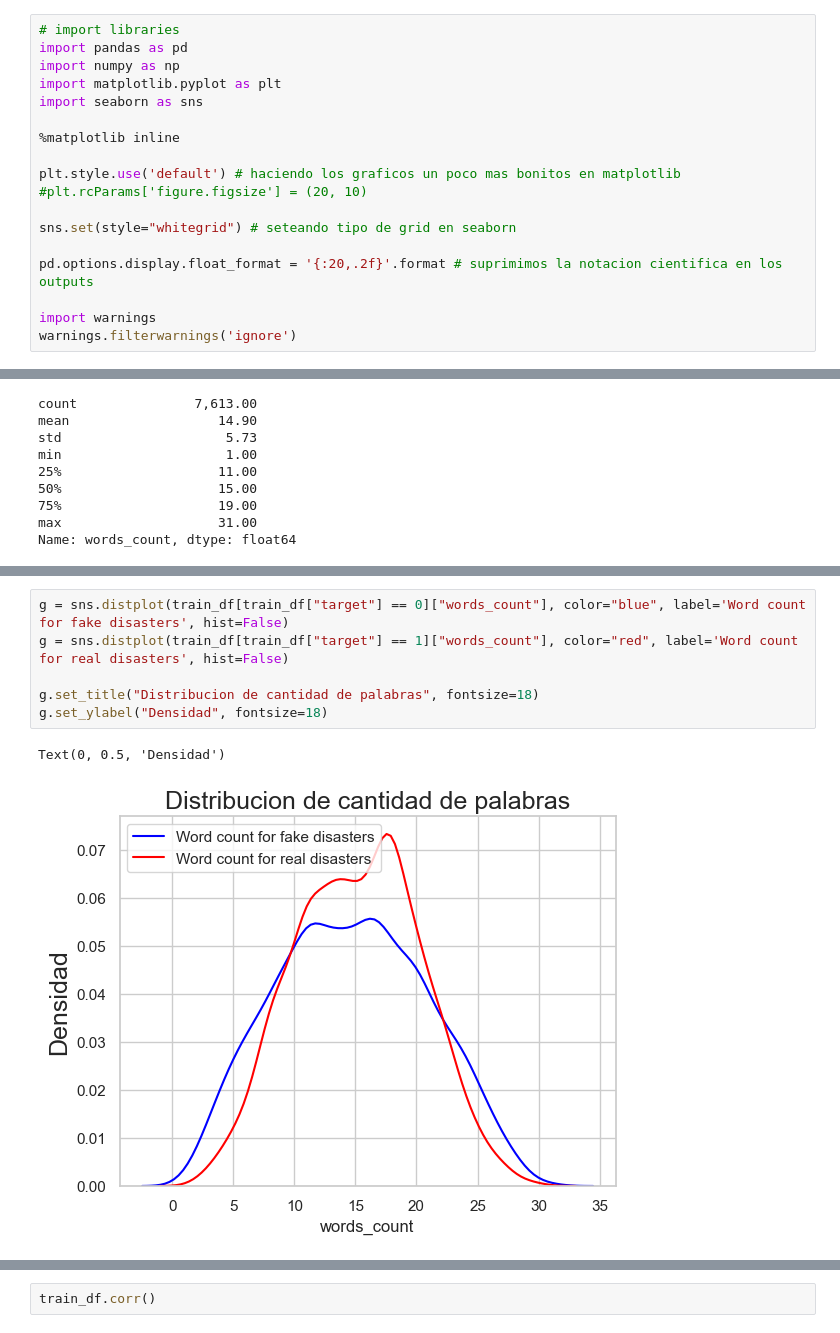
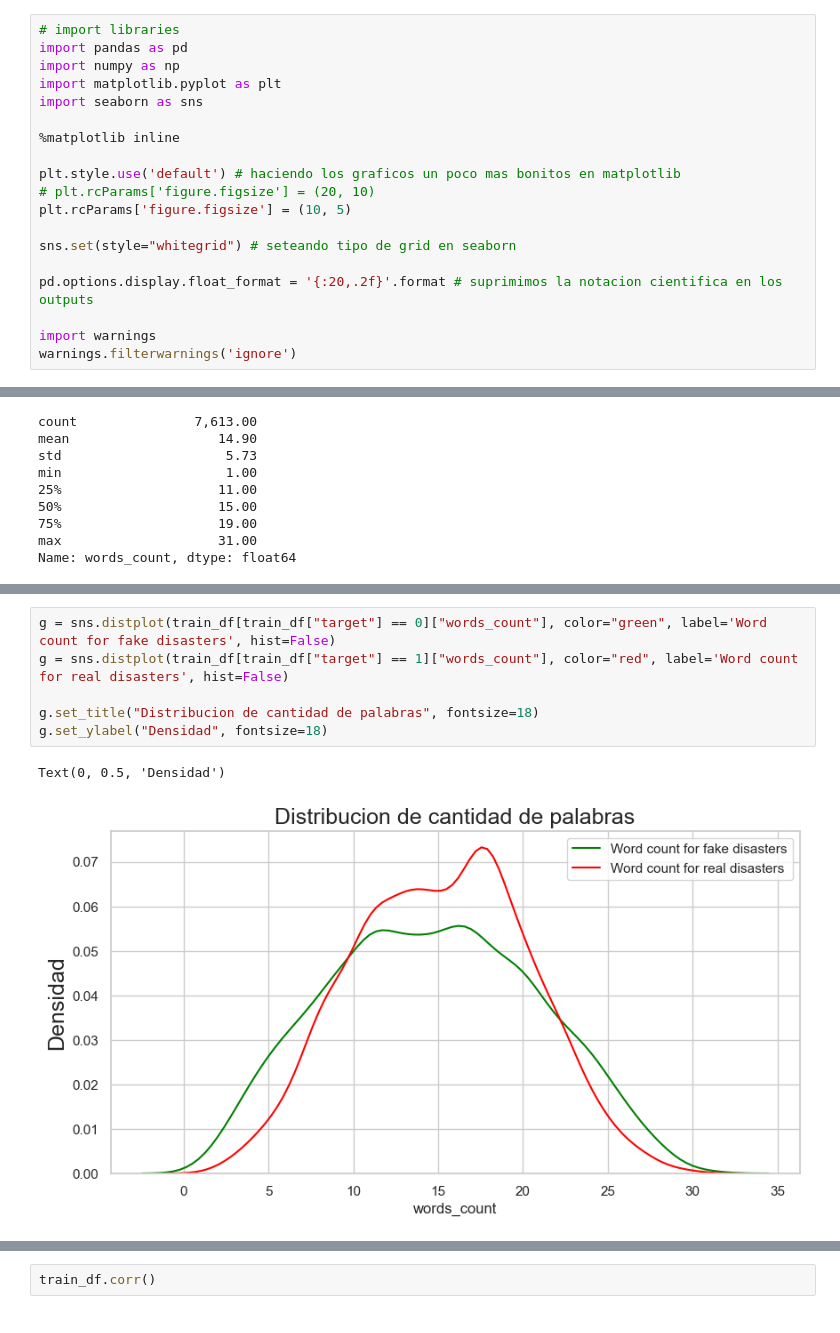
Before and after one commit to jorgesmu/nlp_disaster_tweets_prediction, a Jupyter notebook: notebook.ipynb, the cells around one changed output, grey strips where cells are left out. Cells and saved outputs as stored; diff of their text form.

```diff
--- a/notebook.ipynb
+++ b/notebook.ipynb
@@ -8,7 +8,8 @@ import seaborn as sns
 %matplotlib inline
 
 plt.style.use('default') # haciendo los graficos un poco mas bonitos en matplotlib
-#plt.rcParams['figure.figsize'] = (20, 10)
+# plt.rcParams['figure.figsize'] = (20, 10)
+plt.rcParams['figure.figsize'] = (10, 5)
 
 sns.set(style="whitegrid") # seteando tipo de grid en seaborn
 
@@ -156,9 +156,9 @@ Text(0, 0.5, 'Densidad')
 # %%
-g = sns.distplot(train_df[train_df["target"] == 0]["words_count"], color="blue", label='Word count for fake disasters', hist=False)
+g = sns.distplot(train_df[train_df["target"] == 0]["words_count"], color="green", label='Word count for fake disasters', hist=False)
 g = sns.distplot(train_df[train_df["target"] == 1]["words_count"], color="red", label='Word count for real disasters', hist=False)
 
 g.set_title("Distribucion de cantidad de palabras", fontsize=18)
 g.set_ylabel("Densidad", fontsize=18)
 # %% [output]
 Text(0, 0.5, 'Densidad')
-[figure, old version]
+[figure, new version]
```
Also changed, not shown: parts of 77 cells of this notebook.
